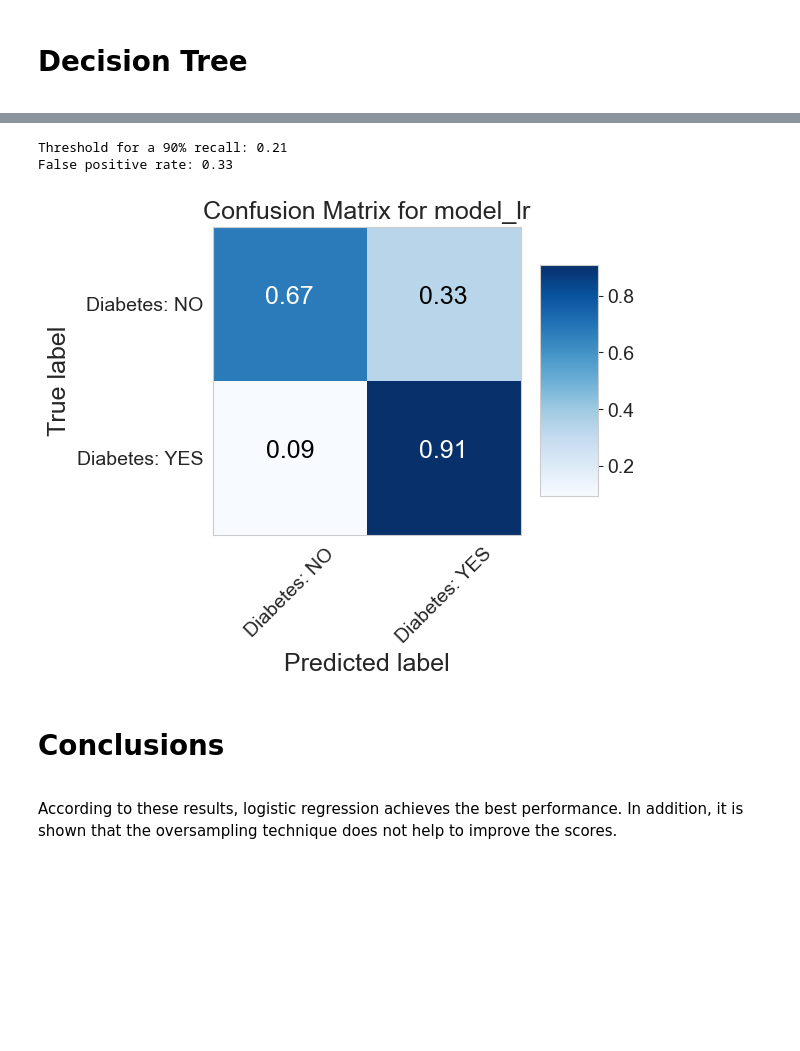
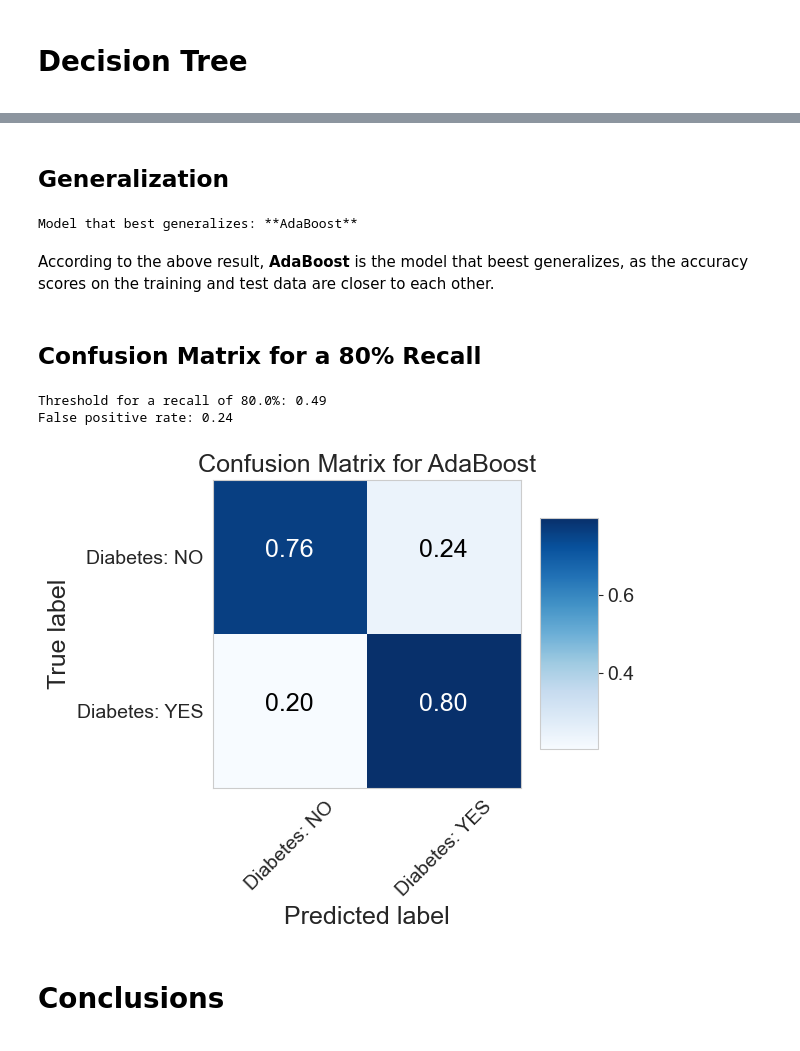
Before and after one commit to sergio-sanz-rodriguez/Diabetes-Detection-ML, a Jupyter notebook: A Comprehensive Comparison of Machine-Learning Models for Diabetes Detection.ipynb, the cells around one changed output, grey strips where cells are left out. Drawn from its saved outputs; the diff is of its cells as text; code cells hidden in the pictures; blank space fills up the shorter version.

Commit message:
Modified notebook to make a comparion of different ML models

```diff
--- a/Diabetes Detection Using Machine-Learning Algorithms.ipynb
+++ b/A Comprehensive Comparison of Machine-Learning Models for Diabetes Detection.ipynb
@@ -892,20 +967,46 @@ Best f1 score: 0.7
+# %% [markdown]
+## Generalization
+# %%
+# Find the model that achieves the lowest difference between the accuracy scores on the traning set and those on the test set. At the same time, the best model should also produce the highest accuracy score.
+lowest_diff = 1
+best_score_test = 0
+for key, model in models.items():
+    if key == 'logistic regression':
+        score_train = accuracy_score(y_train, model.predict(X_train_logcat))
+        score_test = accuracy_score(y_test, model.predict(X_test_logcat))
+        diff = np.abs(score_train - score_test)
+    else:
+        score_train = accuracy_score(y_train, model.predict(X_train_log))
+        score_test = accuracy_score(y_test, model.predict(X_test_log))
+        diff = np.abs(score_train - score_test)
+    if (diff <= lowest_diff) and (score_test >= best_score_test):
+        lowest_diff = diff
+        best_score_test = score_test
+        best_model = key
+
+print(f"Model that best generalizes: **{best_model}**")
+# %% [output]
+Model that best generalizes: **AdaBoost**
+# %% [markdown]
+According to the above result, **AdaBoost** is the model that beest generalizes, as the accuracy scores on the training and test data are closer to each other.
+# %% [markdown]
+## Confusion Matrix for a 80% Recall
 # %%
-# Find the false positive rate corresponding to a recall of 90%
-thr_90, false_pos_rate = find_roc_threshold_tpr(model_lr, X_test_logcat, y_test, 0.9)
-print(f"Threshold for a 90% recall: {round(thr_90, 2)}")
-print(f"False positive rate: {round(false_pos_rate, 2)}")
+# Find the false positive rate corresponding to a recall of 90% for AdaBoost
+tpr = 0.80
+thr, fpr = find_roc_threshold_tpr(model_ada, X_test_log, y_test, tpr)
+print(f"Threshold for a recall of {100*tpr}%: {round(thr, 2)}")
+print(f"False positive rate: {round(fpr, 2)}")
 # %% [output]
-Threshold for a 90% recall: 0.21
-False positive rate: 0.33
+Threshold for a recall of 80.0%: 0.49
+False positive rate: 0.24
 # %%
 # Plot confusion matrix on the test set
-y_test_pred = model_lr.predict_proba(X_test_logcat)[:,1] >= thr_90
+y_test_pred = model_ada.predict_proba(X_test_log)[:,1] > (thr - 0.001)
 cm = confusion_matrix(y_test, y_test_pred)
-plot_confusion_matrix(cm, ['Diabetes: NO', 'Diabetes: YES'], normalize=True, title='Confusion Matrix for model_lr', cmap=plt.cm.Blues, figsize=(6,6))
+plot_confusion_matrix(cm, ['Diabetes: NO', 'Diabetes: YES'], normalize=True, title='Confusion Matrix for AdaBoost', cmap=plt.cm.Blues, figsize=(6,6))
 # %% [output]
-[figure, old version]
+[figure, new version]
 # %% [markdown]
 # Conclusions
 <a id='k-nearest-neighbors'><a>
-# %% [markdown]
-According to these results, logistic regression achieves the best performance. In addition, it is shown that the oversampling technique does not help to improve the scores.
```
Also changed, not shown: parts of 26 cells of this notebook.
